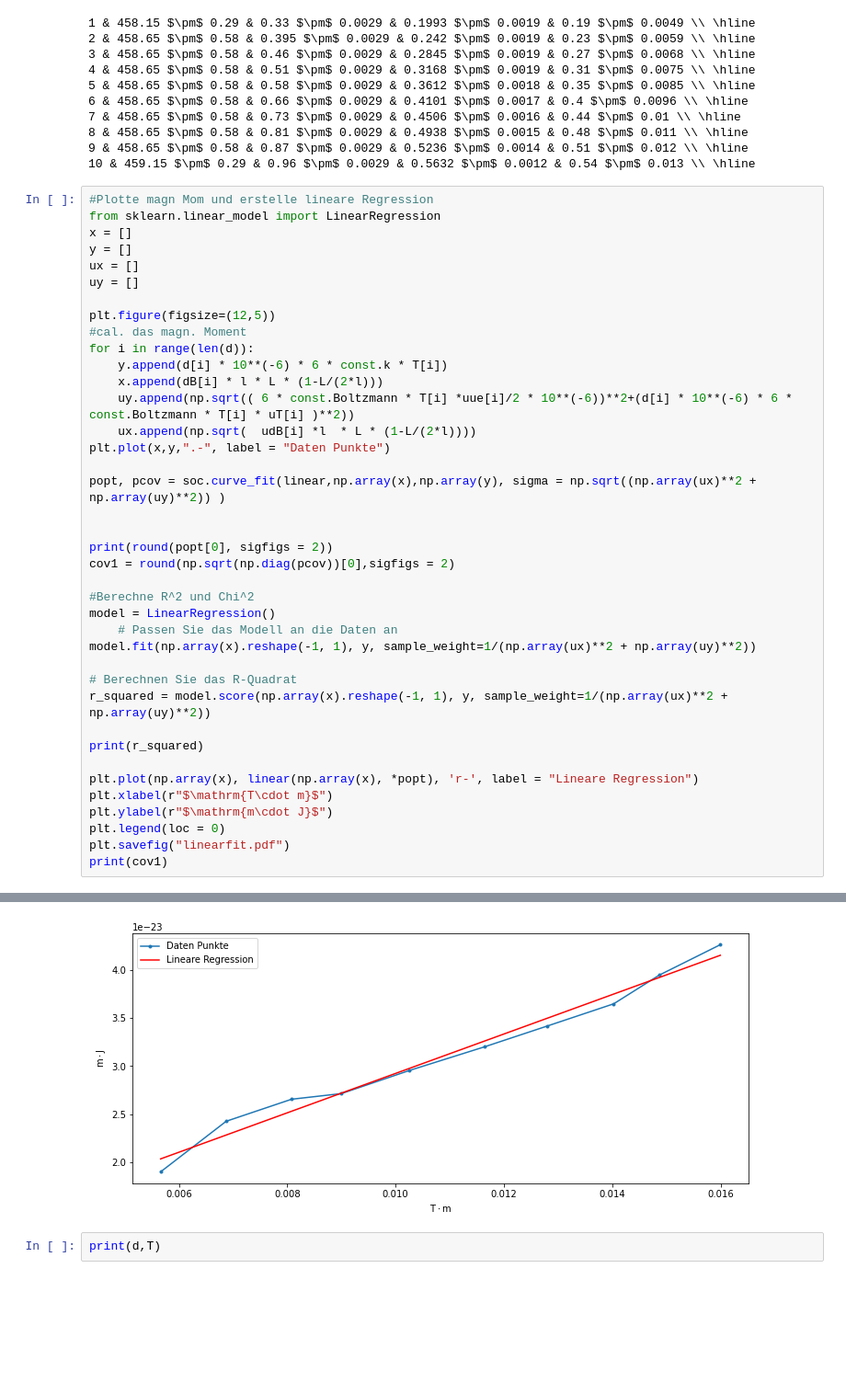
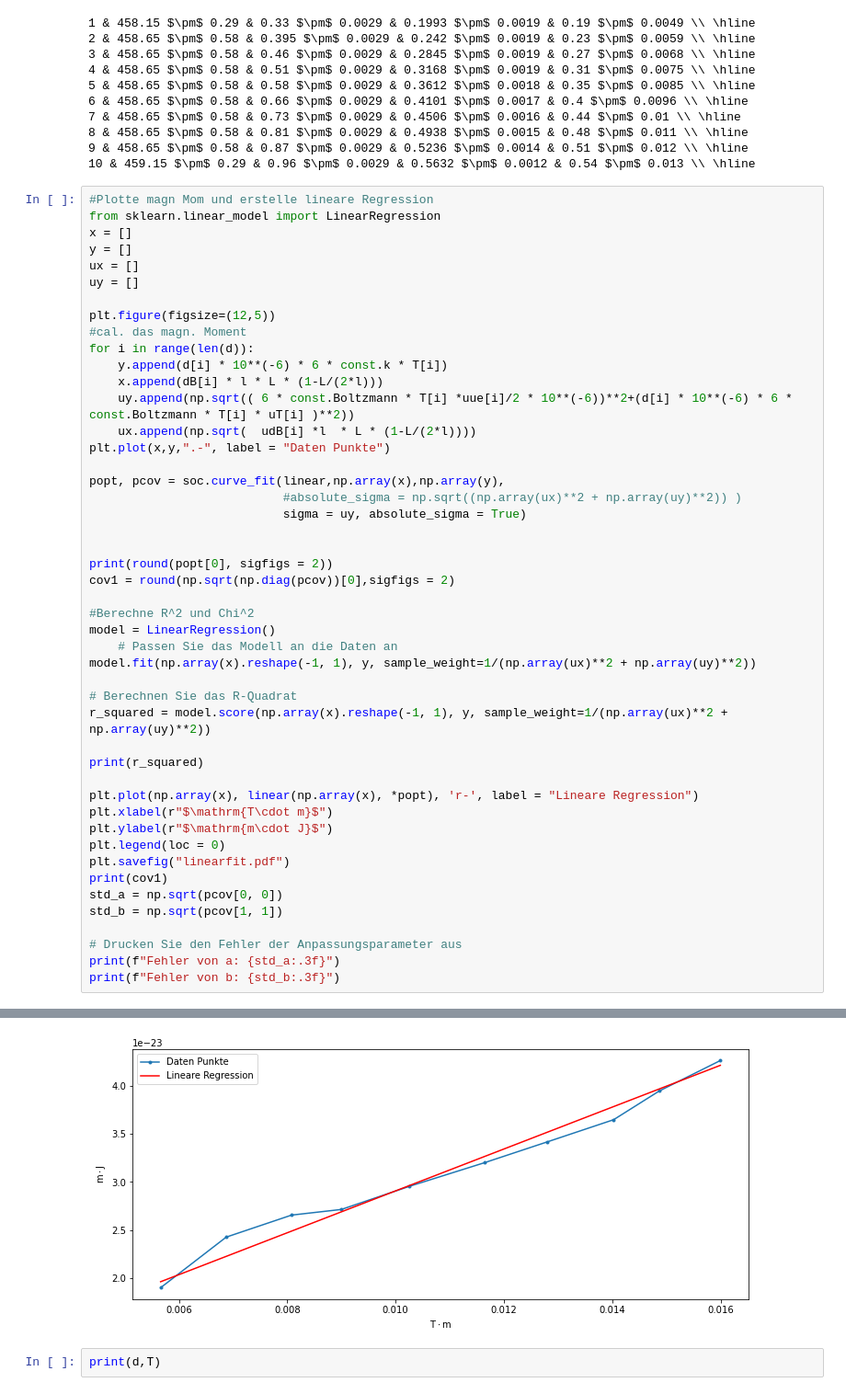
Before and after one commit to CaptainNikon/A2-, a Jupyter notebook: AuswertungNewNew.ipynb, the cells around one changed output, grey strips where cells are left out. Shown: that part at 92% size. Drawn from its saved outputs; the diff is of its cells as text; blank space fills up the shorter version.

```diff
--- a/AuswertungNewNew.ipynb
+++ b/AuswertungNewNew.ipynb
@@ -227,7 +227,9 @@ for i in range(len(d)):
     ux.append(np.sqrt(  udB[i] *l  * L * (1-L/(2*l))))
 plt.plot(x,y,".-", label = "Daten Punkte")
 
-popt, pcov = soc.curve_fit(linear,np.array(x),np.array(y), sigma = np.sqrt((np.array(ux)**2 + np.array(uy)**2)) )
+popt, pcov = soc.curve_fit(linear,np.array(x),np.array(y),
+                           #absolute_sigma = np.sqrt((np.array(ux)**2 + np.array(uy)**2)) )
+                           sigma = uy, absolute_sigma = True)
 
 
 print(round(popt[0], sigfigs = 2))
@@ -249,4 +251,10 @@ plt.ylabel(r"$\mathrm{m\cdot J}$")
 plt.legend(loc = 0)
 plt.savefig("linearfit.pdf")
 print(cov1)
+std_a = np.sqrt(pcov[0, 0])
+std_b = np.sqrt(pcov[1, 1])
+
+# Drucken Sie den Fehler der Anpassungsparameter aus
+print(f"Fehler von a: {std_a:.3f}")
+print(f"Fehler von b: {std_b:.3f}")
 # %% [output]
@@ -256,4 +266,4 @@ print(cov1)
-[figure, old version]
+[figure, new version]
 # %%
 print(d,T)
 # %% [output]
```
Also changed, not shown: parts of 3 cells of this notebook, 1 other file.
